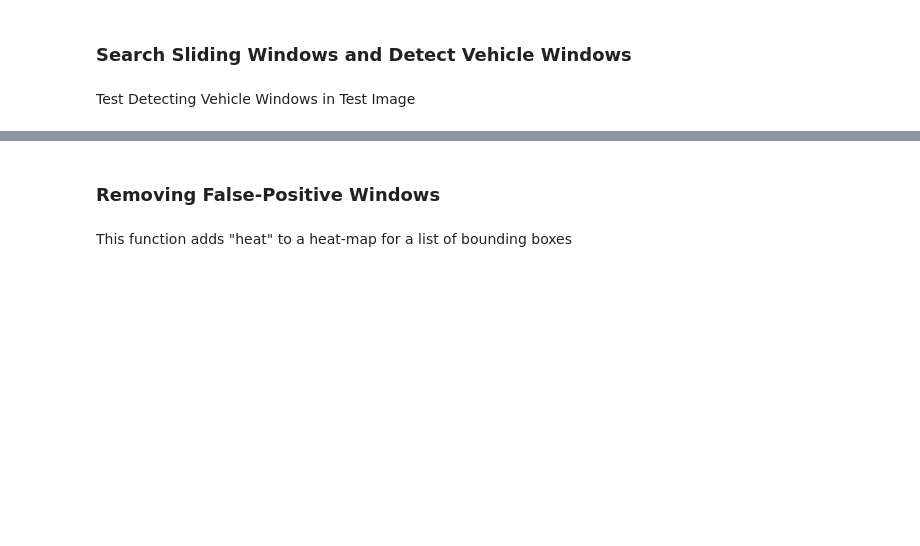
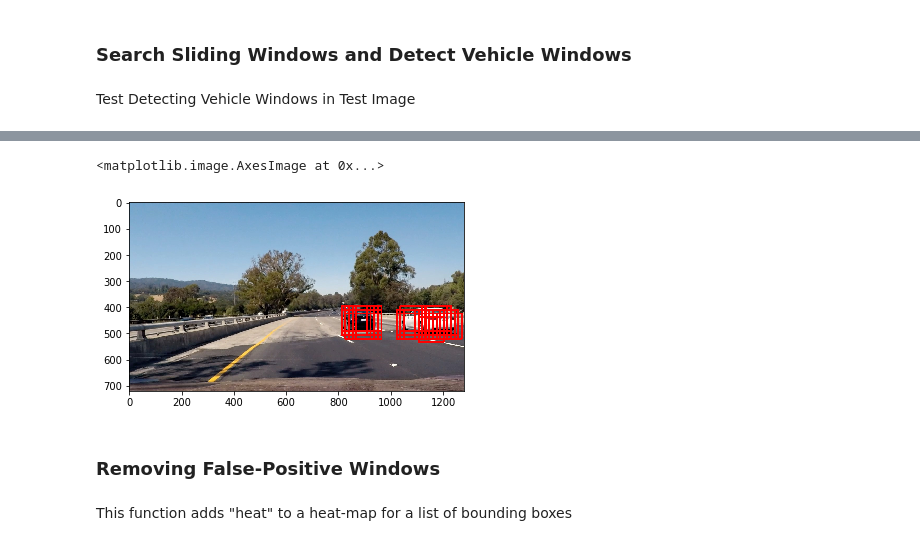
Before and after one commit to vinny-palumbo/AutonomousCars-VehicleDetection, a Jupyter notebook: pipeline.ipynb, the cells around one changed output, grey strips where cells are left out. Saved outputs shown, nothing was run; the diff lists cells and outputs as text; code cells hidden in the pictures; blank space fills up the shorter version.

```diff
--- a/pipeline.ipynb
+++ b/pipeline.ipynb
@@ -422,11 +466,16 @@ from sklearn import svm, model_selection
 
 print('Training the classifier...')
 
-parameters = {'kernel':('linear', 'rbf', 'sigmoid'), 'C':[1, 10, 15]}
-svr = svm.SVC()
-clf = model_selection.GridSearchCV(svr, parameters)
+# Let sklearn GridSearchCV() function select the best parameter combination
+# parameters = {'kernel':('linear', 'rbf', 'sigmoid'), 'C':[1, 10, 15]}
+# svr = svm.SVC()
+# clf = model_selection.GridSearchCV(svr, parameters)
+
+clf = svm.SVC(kernel='rbf', C=10) # Best parameter combination
+
+# Train classifier
 clf.fit(X_train, y_train)
 
 print('Successfully trained the classifier.')
-print('\nBest parameters chosen by GridSearchCV:', clf.best_params_)
+# print('\nBest parameters chosen by GridSearchCV:', clf.best_params_)
 print('Test Accuracy of SVC = ', round(clf.score(X_test, y_test), 4))
@@ -545,7 +601,7 @@ Test Detecting Vehicle Windows in Test Image
 # but test images are .jpg (scaled 0 to 255)
 test_image_corr = test_image.astype(np.float32)/255
 
-test_hot_windows = search_windows(test_image_corr, test_windows, clf, X_scaler, color_space=color_space,
+test_hot_windows = search_windows(test_image_corr, windows, clf, X_scaler, color_space=color_space,
                         spatial_size=spatial_size, hist_bins=hist_bins,
                         orient=orient, pix_per_cell=pix_per_cell, cell_per_block=cell_per_block, hog_channel=hog_channel,
                         spatial_feat=spatial_feat, hist_feat=hist_feat, hog_feat=hog_feat)
@@ -553,3 +609,4 @@ test_hot_windows = search_windows(test_image_corr, test_windows, clf, X_scaler,
 test_window_img = draw_boxes(test_image, test_hot_windows, color=(255, 0, 0), thick=6)
 
 plt.imshow(test_window_img)
+# %% [output]
@@ -556,3 +615,5 @@ plt.imshow(test_window_img)
+<matplotlib.image.AxesImage at 0x...>
+[figure, added]
 # %% [markdown]
 ### Removing False-Positive Windows
 # %% [markdown]
```
Also changed, not shown: parts of 25 cells of this notebook, 1 other file.
